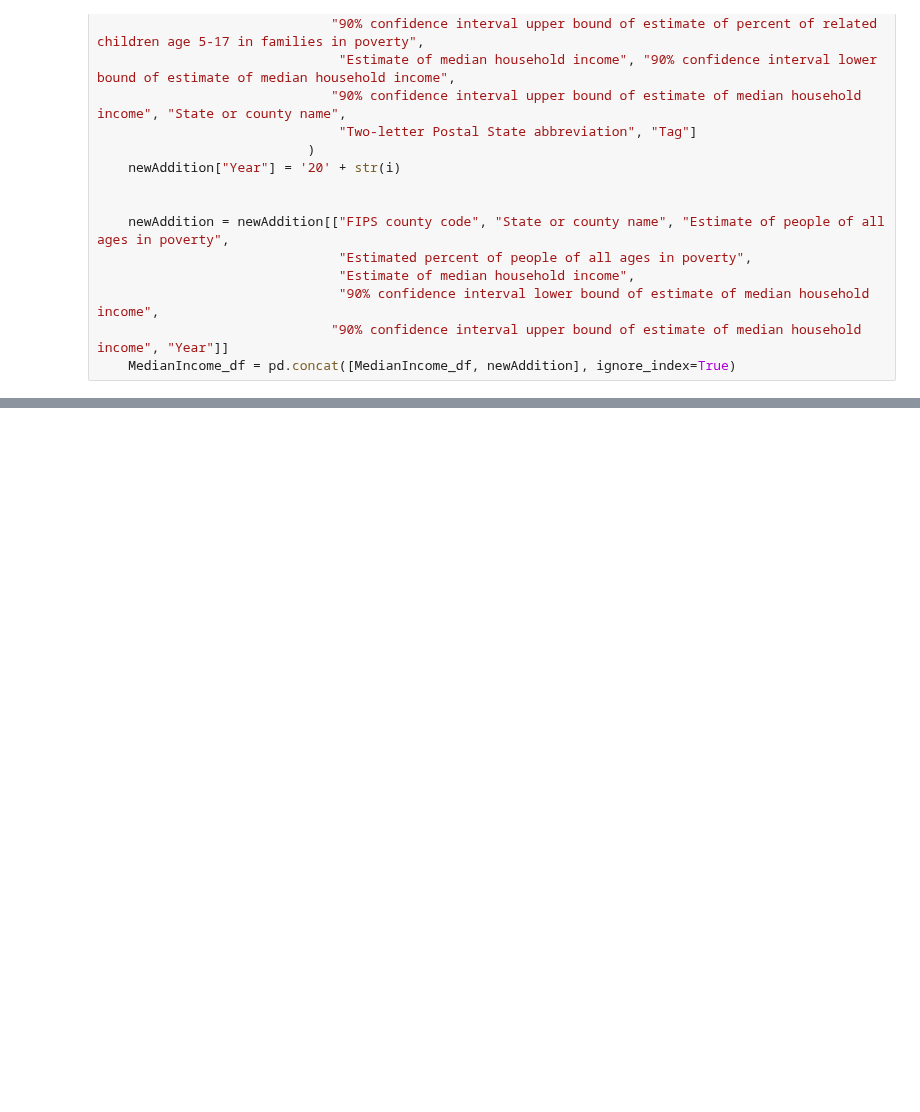
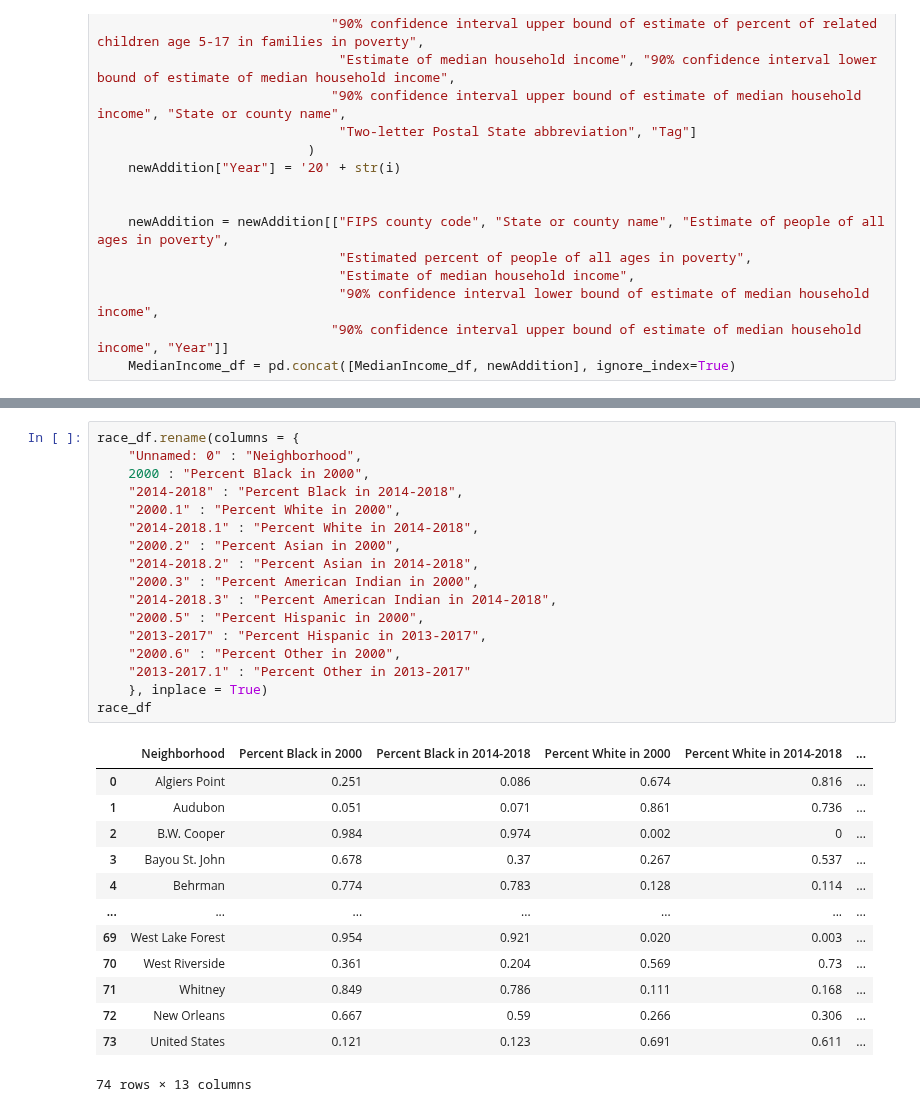
Before and after one commit to leosimanonok/DataScienceFinalTutorial, a Jupyter notebook: Median Data.ipynb, the cells around one changed output, grey strips where cells are left out. Cells and saved outputs as stored; diff of their text form; blank space fills up the shorter version.

```diff
--- a/Median Data.ipynb
+++ b/Median Data.ipynb
@@ -135,0 +171,31 @@ MedianIncome_df
+# %%
+race_df.rename(columns = {
+    "Unnamed: 0" : "Neighborhood",
+    2000 : "Percent Black in 2000",
+    "2014-2018" : "Percent Black in 2014-2018",
+    "2000.1" : "Percent White in 2000",
+    "2014-2018.1" : "Percent White in 2014-2018",
+    "2000.2" : "Percent Asian in 2000",
+    "2014-2018.2" : "Percent Asian in 2014-2018",
+    "2000.3" : "Percent American Indian in 2000",
+    "2014-2018.3" : "Percent American Indian in 2014-2018",
+    "2000.5" : "Percent Hispanic in 2000",
+    "2013-2017" : "Percent Hispanic in 2013-2017",
+    "2000.6" : "Percent Other in 2000",
+    "2013-2017.1" : "Percent Other in 2013-2017"
+    }, inplace = True)
+race_df
+# %% [output]
+|  | Neighborhood | Percent Black in 2000 | Percent Black in 2014-2018 | Percent White in 2000 | Percent White in 2014-2018 | ... |
+| 0 | Algiers Point | 0.251 | 0.086 | 0.674 | 0.816 | ... |
+| 1 | Audubon | 0.051 | 0.071 | 0.861 | 0.736 | ... |
+| 2 | B.W. Cooper | 0.984 | 0.974 | 0.002 | 0 | ... |
+| 3 | Bayou St. John | 0.678 | 0.37 | 0.267 | 0.537 | ... |
+| 4 | Behrman | 0.774 | 0.783 | 0.128 | 0.114 | ... |
+| ... | ... | ... | ... | ... | ... | ... |
+| 69 | West Lake Forest | 0.954 | 0.921 | 0.020 | 0.003 | ... |
+| 70 | West Riverside | 0.361 | 0.204 | 0.569 | 0.73 | ... |
+| 71 | Whitney | 0.849 | 0.786 | 0.111 | 0.168 | ... |
+| 72 | New Orleans | 0.667 | 0.59 | 0.266 | 0.306 | ... |
+| 73 | United States | 0.121 | 0.123 | 0.691 | 0.611 | ... |
+74 rows × 13 columns
```
Also changed, not shown: parts of 3 cells of this notebook.
